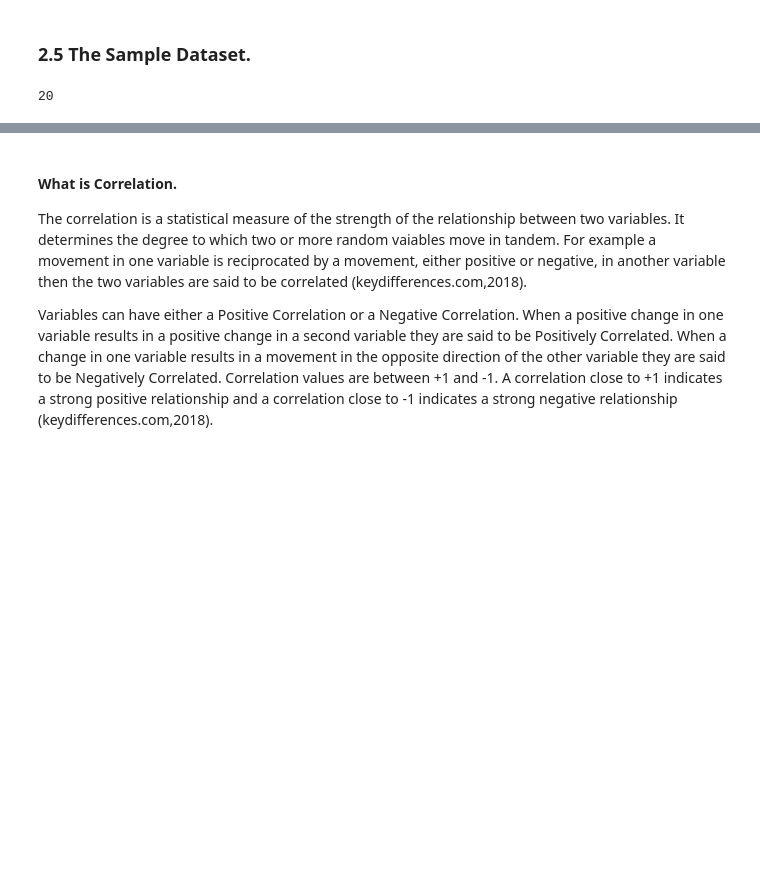
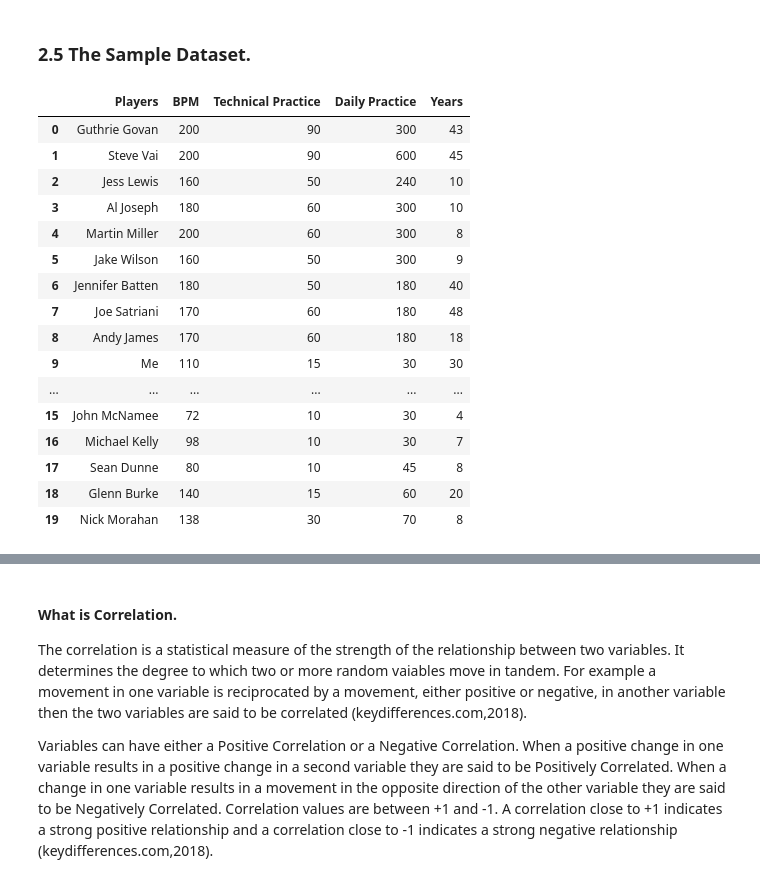
Before and after one commit to Wayne742/Programming-Project-S2, a Jupyter notebook: Programming for Data Analytics Project 2018.ipynb, the cells around one changed output, grey strips where cells are left out. Drawn from its saved outputs; the diff is of its cells as text; code cells hidden in the pictures; blank space fills up the shorter version.

Commit message:
Created dictonary, created dataframe baseline, added comments to code cells, added df.describe code cell

```diff
--- a/Programming for Data Analytics Project 2018.ipynb
+++ b/Programming for Data Analytics Project 2018.ipynb
@@ -54,13 +56,37 @@ tp = ['90', '90', '50', '60', '60', '50', '50', '60', '60'
      , '15', '15', '20', '10', '10', '20', '10', '10', '10'
      , '15', '30']
 # %%
-daily = ['300', '600', '240', '300', '300', '300', '180'
-        , '180', '180', '30', '90', '120', '70'
+# List of values for 'daily'. This is the amount of time in minutes spent practicing each day.
+daily = ['300', '600', '240', '300', '300', '300', '180', '180', '180', '30', '90', '120', '70'
         , '60', '60', '30', '30', '45', '60', '70']
 # %%
-years = ['43', '45', '10', '10', '8', '9', '40', '48', '18'
-        , '30', '15', '26', '25', '34', '16', '4', '7', '8', '20', '8']
+# List of values for 'years'. The number of years playing the instrument.
+years = ['43', '45', '10', '10', '8', '9', '40', '48', '18', '30', '15', '26', '25', '34', '16', '4'
+         , '7', '8', '20', '8']
-# %%
-len(years)
-# %% [output]
-20
+# %%
+# Create a dictonary called 'sample'. Contains all the list created above.
+sample = {'Players':player, 'BPM':bpmp, 'Technical Practice':tp, 'Daily Practice':daily, 'Years':years}
+# %%
+# Created a DataFrame called 'baseline'. Populated it with the data in the dictonary called 'samples'.
+baseline = pd.DataFrame(sample)
+# %%
+# Displaying the 'baseline' DataFrame.
+baseline
+# %% [output]
+|  | Players | BPM | Technical Practice | Daily Practice | Years |
+| 0 | Guthrie Govan | 200 | 90 | 300 | 43 |
+| 1 | Steve Vai | 200 | 90 | 600 | 45 |
+| 2 | Jess Lewis | 160 | 50 | 240 | 10 |
+| 3 | Al Joseph | 180 | 60 | 300 | 10 |
+| 4 | Martin Miller | 200 | 60 | 300 | 8 |
+| 5 | Jake Wilson | 160 | 50 | 300 | 9 |
+| 6 | Jennifer Batten | 180 | 50 | 180 | 40 |
+| 7 | Joe Satriani | 170 | 60 | 180 | 48 |
+| 8 | Andy James | 170 | 60 | 180 | 18 |
+| 9 | Me | 110 | 15 | 30 | 30 |
+| ... | ... | ... | ... | ... | ... |
+| 15 | John McNamee | 72 | 10 | 30 | 4 |
+| 16 | Michael Kelly | 98 | 10 | 30 | 7 |
+| 17 | Sean Dunne | 80 | 10 | 45 | 8 |
+| 18 | Glenn Burke | 140 | 15 | 60 | 20 |
+| 19 | Nick Morahan | 138 | 30 | 70 | 8 |
```
Also changed, not shown: parts of 18 cells of this notebook.
